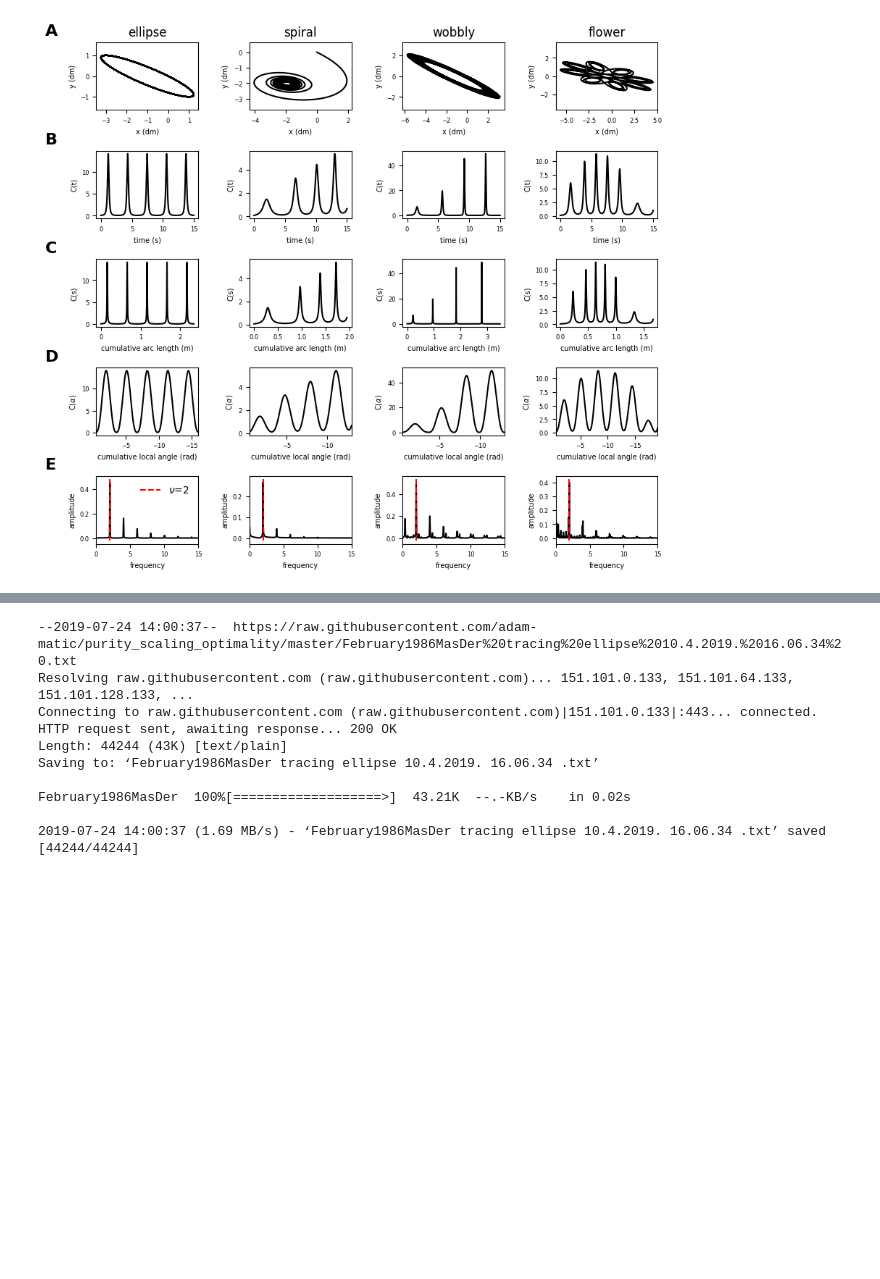
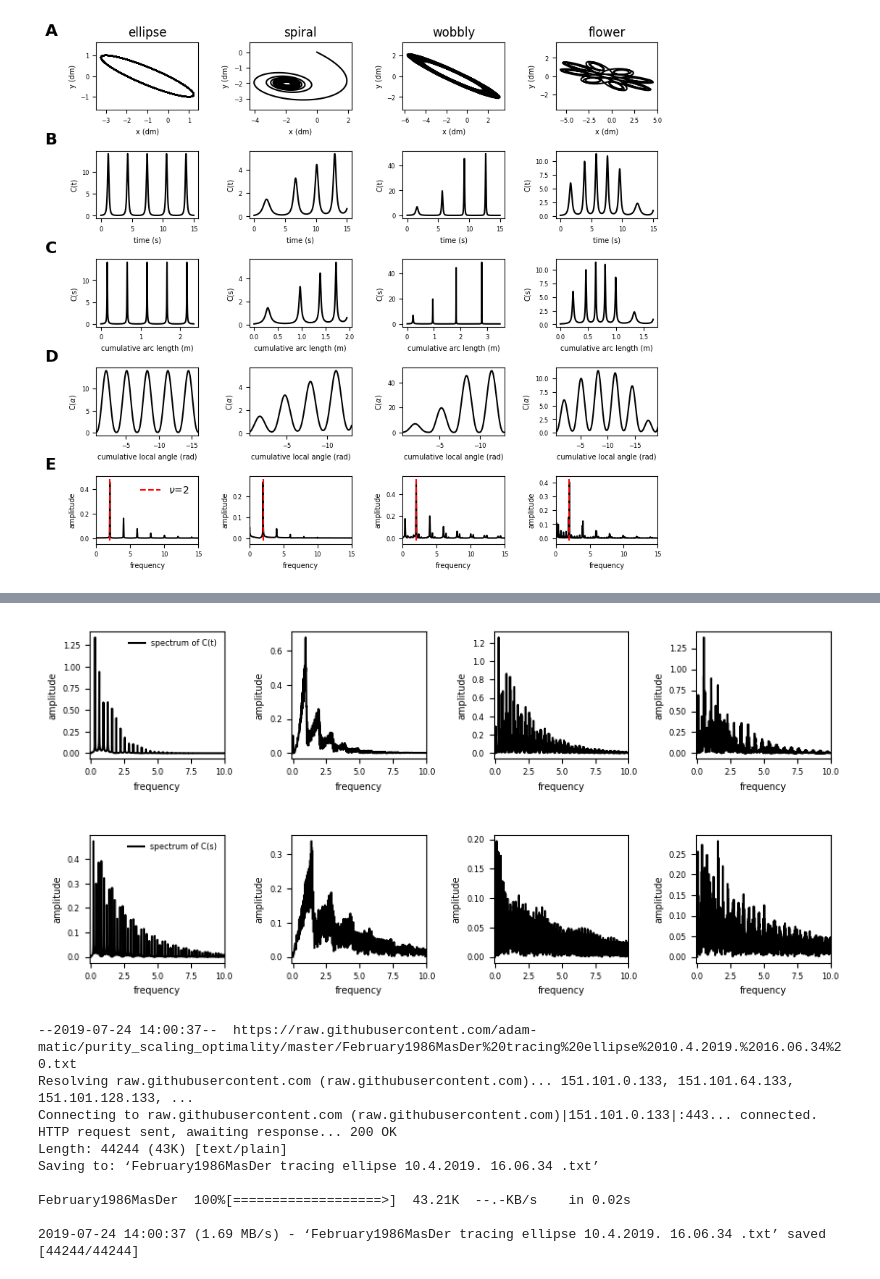
Before and after one commit to adam-matic/purity_scaling_optimality, a Jupyter notebook: Purity,_scaling_and_optimality.ipynb, the cells around one changed output, grey strips where cells are left out. Saved outputs shown, nothing was run; the diff lists cells and outputs as text; code cells hidden in the pictures; blank space fills up the shorter version.

```diff
--- a/Purity,_scaling_and_optimality.ipynb
+++ b/Purity,_scaling_and_optimality.ipynb
@@ -413,0 +485,44 @@ filesize 1.065159797668457
+# %%
+style.use("default")
+matplotlib.rcParams['xtick.labelsize'] = 6
+matplotlib.rcParams['ytick.labelsize'] = 6
+matplotlib.rcParams['axes.labelsize'] = 7
+rcParams['pdf.fonttype'] = 42
+
+fig, ax = subplots(2, 4, figsize=[10, 4.5])
+subplots_adjust(hspace=0.6, wspace=0.5)
+
+#for i, s in enumerate("ABCDE"):
+#  ax[i, 0].text(-0.5, 1.1, s, size=16, weight="bold", transform = ax[i, 0].transAxes)
+
+for i, curve in enumerate(curves.columns):
+  c = curves[curve]
+  a=ax[0, i]
+  freq, Y = get_fft(signal.detrend(c.C), 1.0/dt)
+  a.plot(freq, Y, color="k", label="spectrum of C(t)")
+  a.set_xlim(-0.10, 10)
+  a.set_xlabel("frequency")
+  a.set_ylabel("amplitude")
+
+  a=ax[1, i]
+
+  csf = interpolate.UnivariateSpline(c.s[:-1], c.C, k=3, s=0)
+  sdt = np.arange(c.s[0], c.s[-1], 0.001)
+  cs = csf(sdt)
+
+  freq, Y = get_fft(signal.detrend(cs), 1.0/0.001)
+  a.plot(freq, Y, color="k", label="spectrum of C(s)")
+  a.set_xlim(-0.10, 10)
+  a.set_xlabel("frequency")
+  a.set_ylabel("amplitude")
+
+
+ax[0, 0].legend(frameon=False, fontsize=6)
+ax[1, 0].legend(frameon=False, fontsize=6)
+
+fn = "Spectrum_C(t) and C(s).pdf"
+savefig(fn, format="pdf")
+#print("filesize", os.path.getsize(fn) / (1024* 1024))
+show ()
+# %% [output]
+[figure, added]
```
Also changed, not shown: parts of 22 cells of this notebook.
